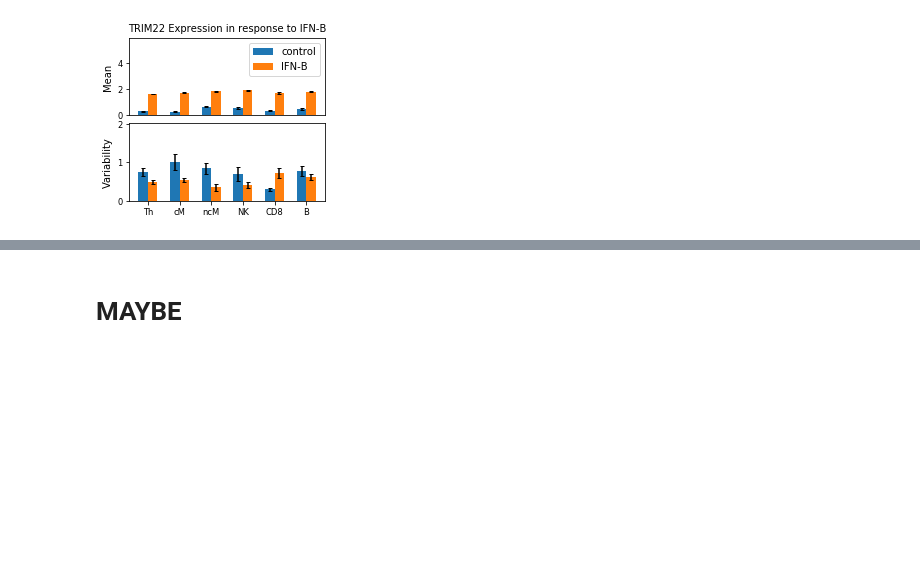
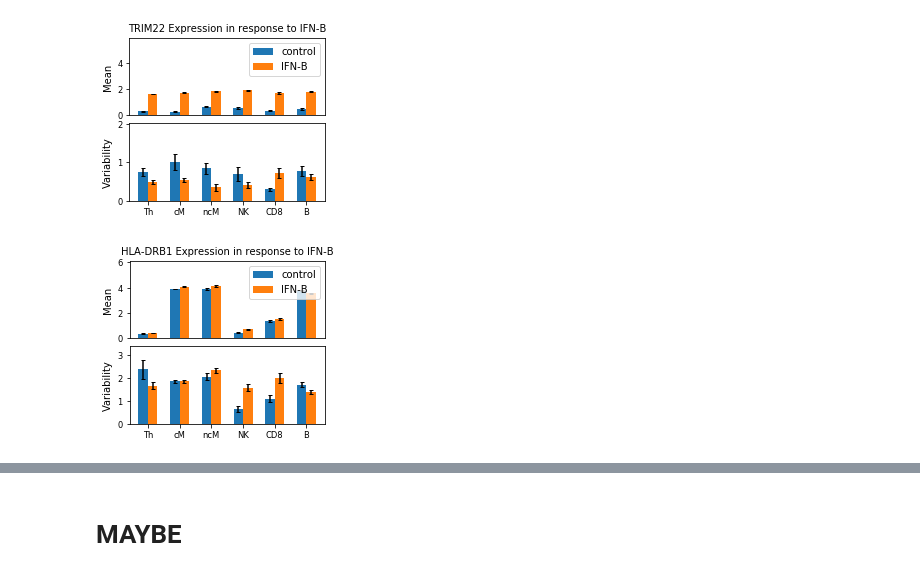
Before and after one commit to yelabucsf/scrna-parameter-estimation, a Jupyter notebook: examples/interferon_stimulation/interferon_1d_analysis_notebook.ipynb, the cells around one changed output, grey strips where cells are left out. Cells and saved outputs as stored; diff of their text form; code cells hidden in the pictures; blank space fills up the shorter version.

```diff
--- a/examples/interferon_stimulation/interferon_1d_analysis_notebook.ipynb
+++ b/examples/interferon_stimulation/interferon_1d_analysis_notebook.ipynb
@@ -720,7 +796,7 @@ def plot_exp_changes_across_ct(gene, parameter_dict, ci_dict, barwidth=0.3):
     plt.xticks([])
     plt.legend(['control', 'IFN-B'])
     plt.ylabel('Mean')
-    plt.ylim(0, max(np.log(ctrl_means+1).max(), np.log(stim_means+1).max()) + 4)
+    plt.ylim(0, max(np.log(ctrl_means+1).max(), np.log(stim_means+1).max()) + 2)
 
     plt.subplot(2, 1, 2)
     plt.bar(
@@ -753,3 +829,8 @@ for gene in across_ct_genes:
 [figure]
 [figure]
 [figure]
+# %%
+plot_exp_changes_across_ct('HLA-DRB1', parameter_dict, ci_dict)
+plt.savefig('de_dv_across_ct_{}.pdf'.format('HLA-DRB1'), bbox_inches='tight')
+# %% [output]
+[figure, added]
```
Also changed, not shown: parts of 21 cells of this notebook, 1 other file.
